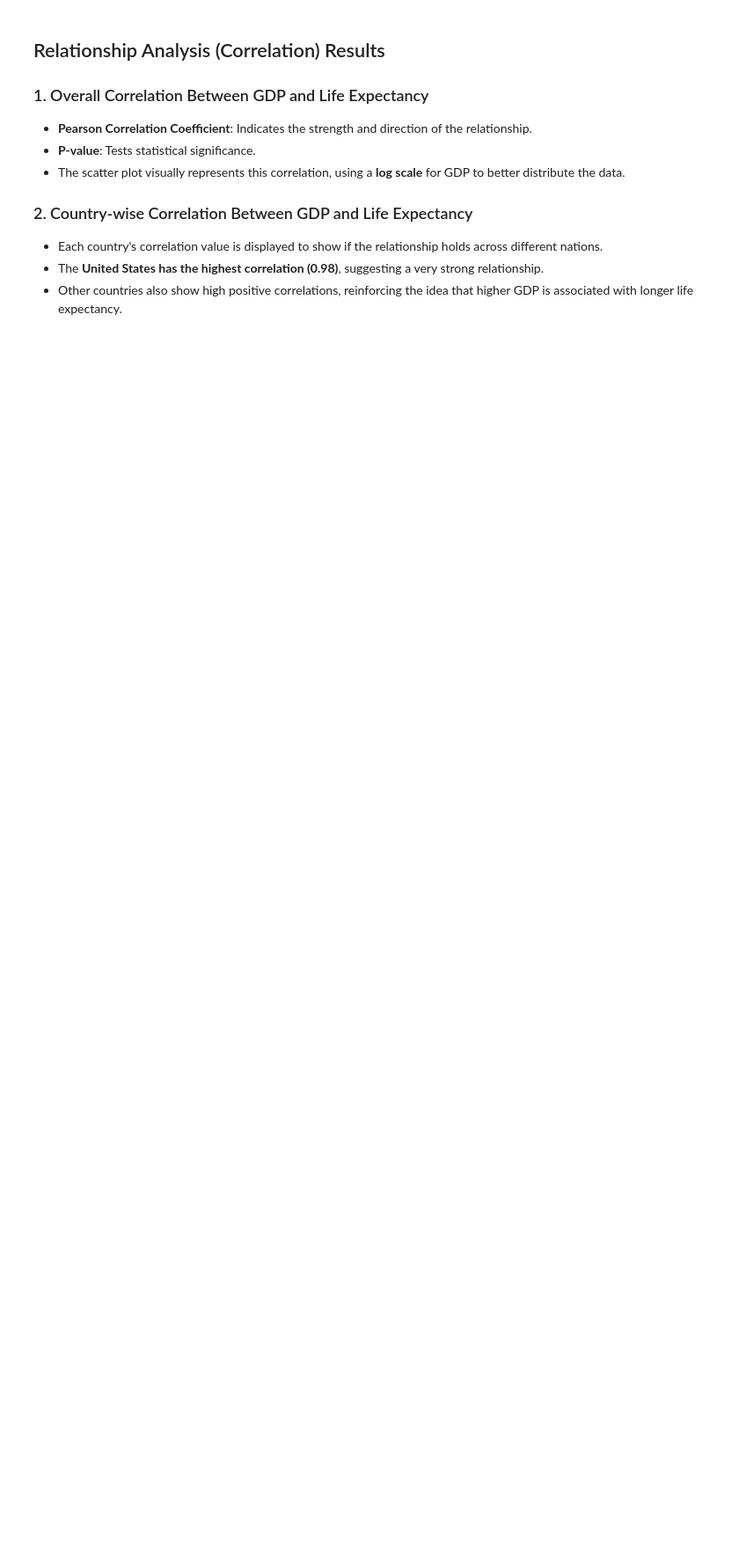
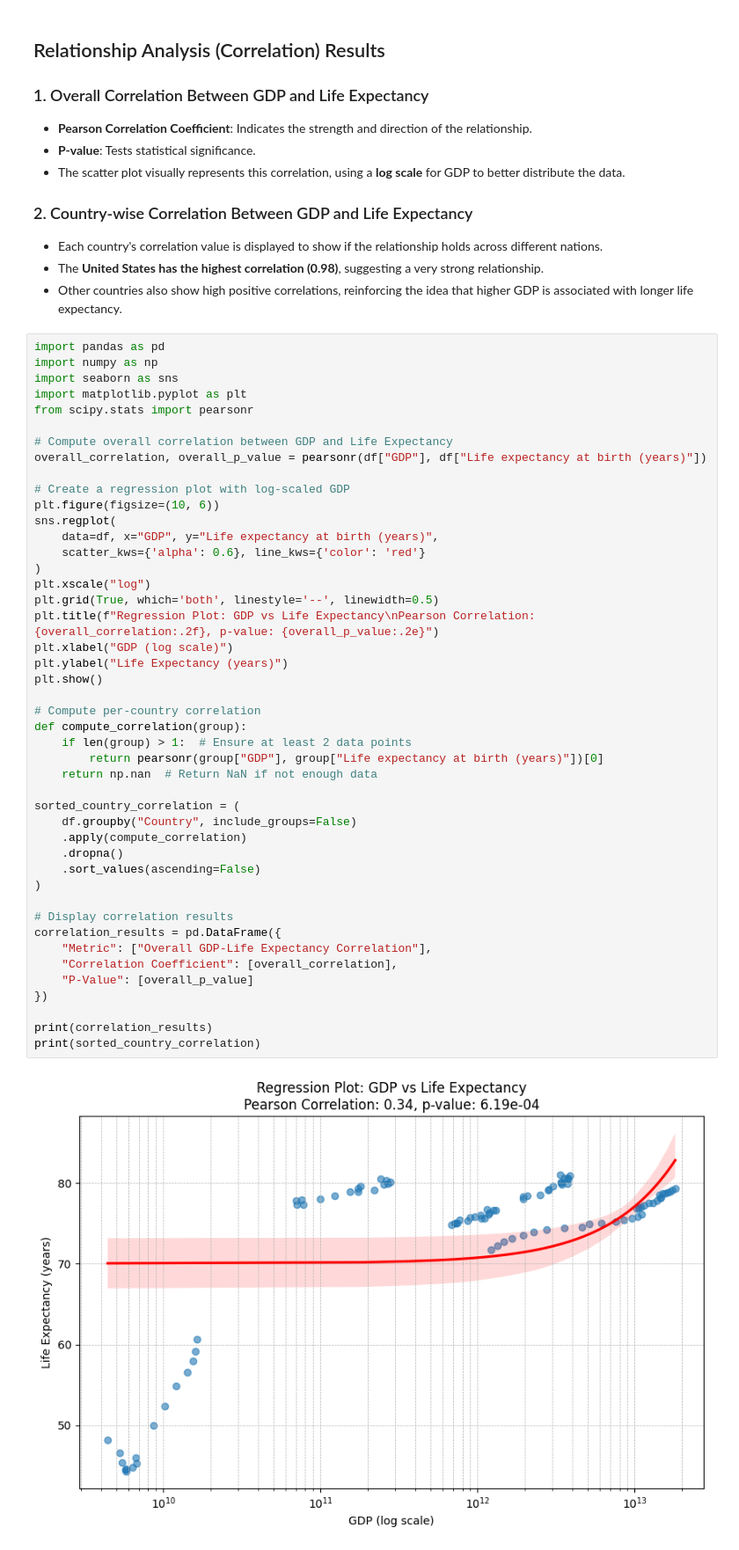
Before and after one commit to KokiriKaleb/life_expectancy_and_GDP, a Jupyter notebook: Life-Expectancy-and-GDP-Starter/life_expectancy_gdp.ipynb, the cells around one changed output. Shown at 88% size. Saved outputs shown, nothing was run; the diff lists cells and outputs as text; blank space fills up the shorter version.

```diff
--- a/Life-Expectancy-and-GDP-Starter/life_expectancy_gdp.ipynb
+++ b/Life-Expectancy-and-GDP-Starter/life_expectancy_gdp.ipynb
@@ -265,3 +263,50 @@ dtype: float64
 - Each country's correlation value is displayed to show if the relationship holds across different nations.
 - The **United States has the highest correlation (0.98)**, suggesting a very strong relationship.
 - Other countries also show high positive correlations, reinforcing the idea that higher GDP is associated with longer life expectancy.
+# %%
+import pandas as pd
+import numpy as np
+import seaborn as sns
+import matplotlib.pyplot as plt
+from scipy.stats import pearsonr
+
+# Compute overall correlation between GDP and Life Expectancy
+overall_correlation, overall_p_value = pearsonr(df["GDP"], df["Life expectancy at birth (years)"])
+
+# Create a regression plot with log-scaled GDP
+plt.figure(figsize=(10, 6))
+sns.regplot(
+    data=df, x="GDP", y="Life expectancy at birth (years)",
+    scatter_kws={'alpha': 0.6}, line_kws={'color': 'red'}
+)
+plt.xscale("log")
+plt.grid(True, which='both', linestyle='--', linewidth=0.5)
+plt.title(f"Regression Plot: GDP vs Life Expectancy\nPearson Correlation: {overall_correlation:.2f}, p-value: {overall_p_value:.2e}")
+plt.xlabel("GDP (log scale)")
+plt.ylabel("Life Expectancy (years)")
+plt.show()
+
+# Compute per-country correlation
+def compute_correlation(group):
+    if len(group) > 1:  # Ensure at least 2 data points
+        return pearsonr(group["GDP"], group["Life expectancy at birth (years)"])[0]
+    return np.nan  # Return NaN if not enough data
+
+sorted_country_correlation = (
+    df.groupby("Country", include_groups=False)
+    .apply(compute_correlation)
+    .dropna()
+    .sort_values(ascending=False)
+)
+
+# Display correlation results
+correlation_results = pd.DataFrame({
+    "Metric": ["Overall GDP-Life Expectancy Correlation"],
+    "Correlation Coefficient": [overall_correlation],
+    "P-Value": [overall_p_value]
+})
+
+print(correlation_results)
+print(sorted_country_correlation)
+# %% [output]
+[figure, added]
```
Also changed, not shown: parts of 6 cells of this notebook.
